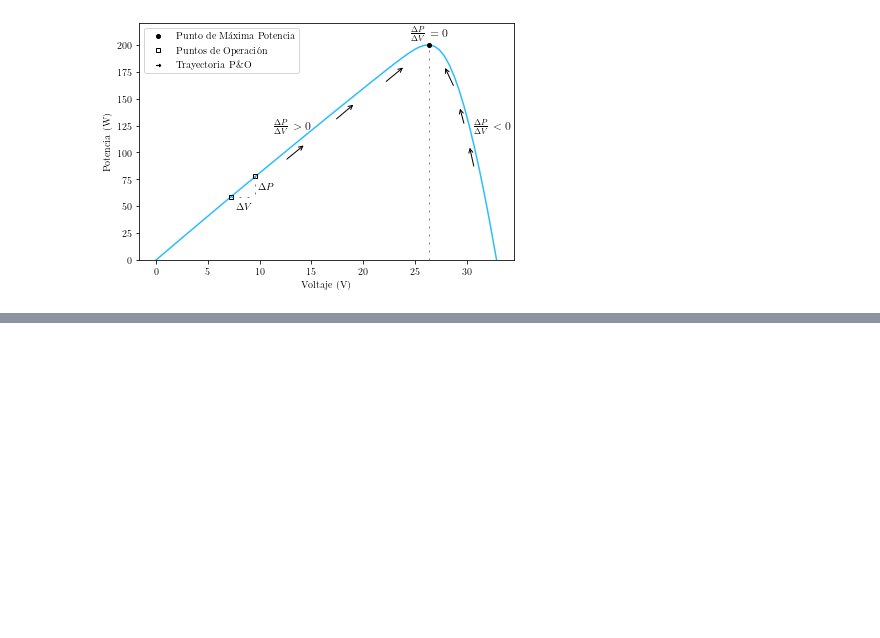
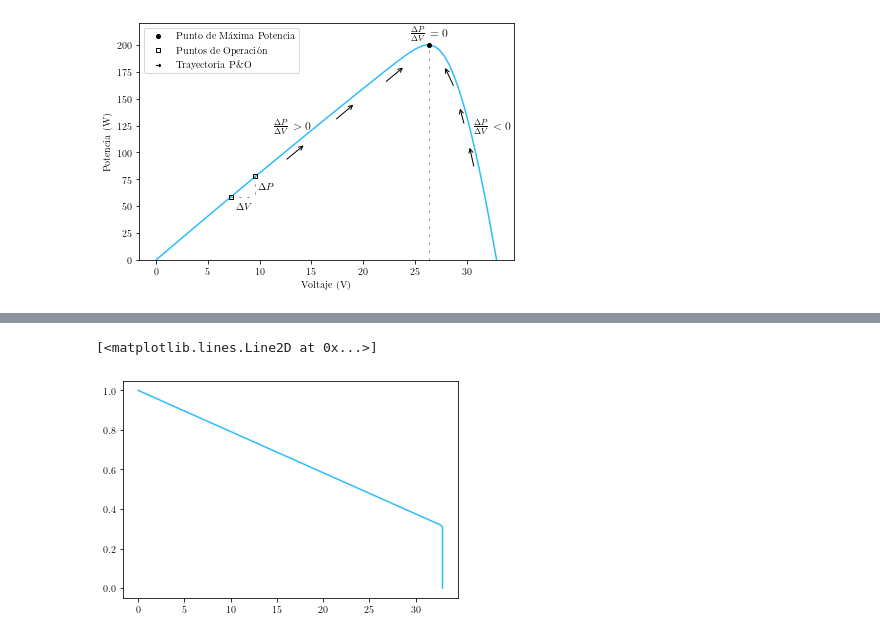
Before and after one commit to balcortex/ddpg_mppt_shading, a Jupyter notebook: src/extras/phd_thesis_figures/08_mppt_po_pv_curve.ipynb, the cells around one changed output, grey strips where cells are left out. Saved outputs shown, nothing was run; the diff lists cells and outputs as text; code cells hidden in the pictures; blank space fills up the shorter version.

```diff
--- a/src/extras/phd_thesis_figures/08_mppt_po_pv_curve.ipynb
+++ b/src/extras/phd_thesis_figures/08_mppt_po_pv_curve.ipynb
@@ -98,0 +100,5 @@ mpp.voltage
+# %%
+plt.plot(curve.voltage, curve.duty_cycle)
+# %% [output]
+[<matplotlib.lines.Line2D at 0x...>]
+[figure, added]
```
Also changed, not shown: parts of 3 cells of this notebook, 4 other files.
